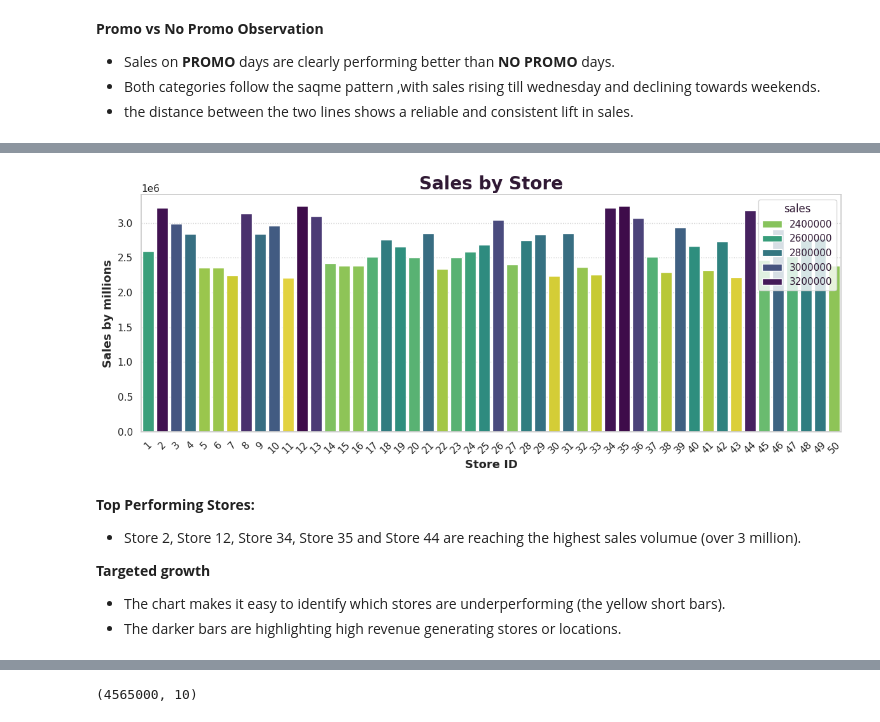
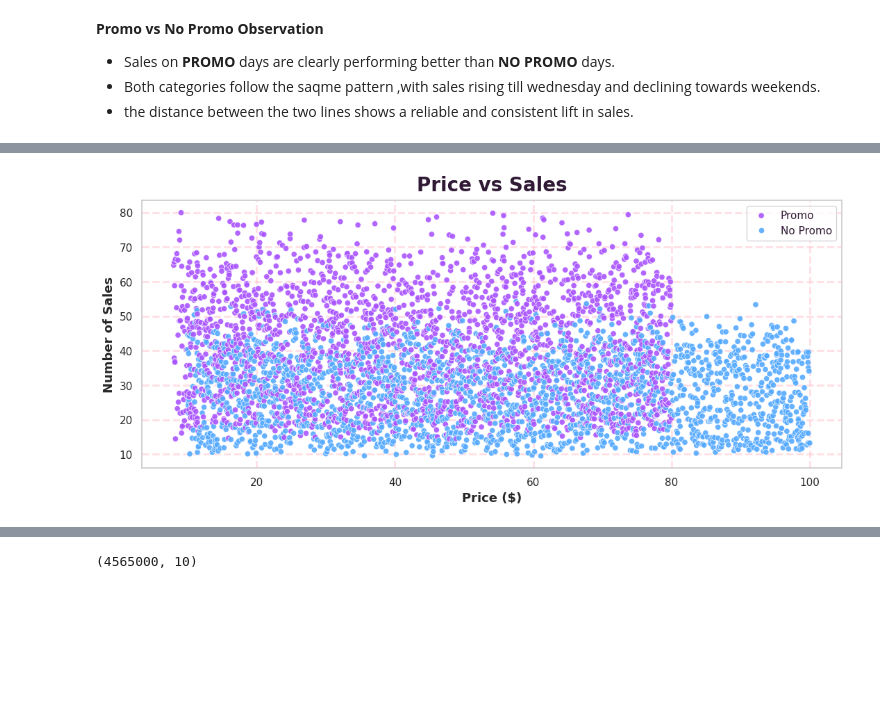
Before and after one commit to alinas-git/Demand-forcasting, a Jupyter notebook: demand_forcasting.ipynb, the cells around one changed output, grey strips where cells are left out. Cells and saved outputs as stored; diff of their text form; code cells hidden in the pictures; blank space fills up the shorter version.

```diff
--- a/demand_forcasting.ipynb
+++ b/demand_forcasting.ipynb
@@ -160,0 +173,23 @@ plt.show()
+# %%
+df['month_day'] = df['date'].dt.strftime('%m-%d') #
+
+ax = sns.lineplot(data=df, x='month_day', y='sales',
+                  hue='year', palette=galpal, lw=2)
+
+
+plt.title("Year-over-Year Sales Growth:", pad=20)
+plt.ylabel("Total Sales ($)")
+plt.xlabel("")
+
+tickposition=['01-01', '02-01','03-01', '04-01','05-01','06-01', '07-01','08-01','09-01', '10-01','11-01','12-01']
+ticklabels=['Jan', 'Feb','Mar',"Apr",'May', 'Jun',"Jul","Aug", 'Sep','Oct','Nov', 'Dec']
+
+
+plt.xticks(tickposition,ticklabels,
+           fontweight="semibold",size=11)
+
+plt.grid(axis='y')
+plt.legend(title="Year", bbox_to_anchor=(1.0, 1), loc='upper left')
+
+plt.tight_layout()
+plt.show()
@@ -221,24 +374,12 @@ plt.show()
 # %%
-fig,ax=plt.subplots(figsize=(12,5))
-storesales=df.groupby("store_id",as_index=False)["sales"].sum()
-sns.barplot(data=storesales,x="store_id",y="sales",
-            palette="viridis_r",
-            edgecolor="white",
-            hue="sales",
-            ax=ax)
-ax.set_title("Sales by Store")
-ax.set_xlabel("Store ID")
-ax.set_ylabel("Sales by millions")
+fig,ax=plt.subplots(figsize=(13,5))
 
-plt.xticks(rotation=45)
-plt.tight_layout()
+pricesales=df.groupby(["price","promo"],as_index=False)["sales"].mean()
+sns.scatterplot(data=pricesales,x="price",y="sales",alpha=0.9,palette="cool",hue="promo")
+ax.set_title("Price vs Sales")
+plt.legend(title="",labels=['Promo',"No Promo"])
+plt.xlabel("Price ($)")
+plt.ylabel("Number of Sales")
 plt.show()
 # %% [output]
-[figure, old version]
+[figure, new version]
-# %% [markdown]
-**Top Performing Stores:**
-* Store 2, Store 12, Store 34, Store 35 and Store 44 are reaching the highest sales volumue (over 3 million).
-
-**Targeted growth**
-* The chart makes it easy to identify which stores are underperforming (the yellow short bars).
-* The darker bars are highlighting high revenue generating stores or locations.
```
Also changed, not shown: parts of 35 cells of this notebook.
